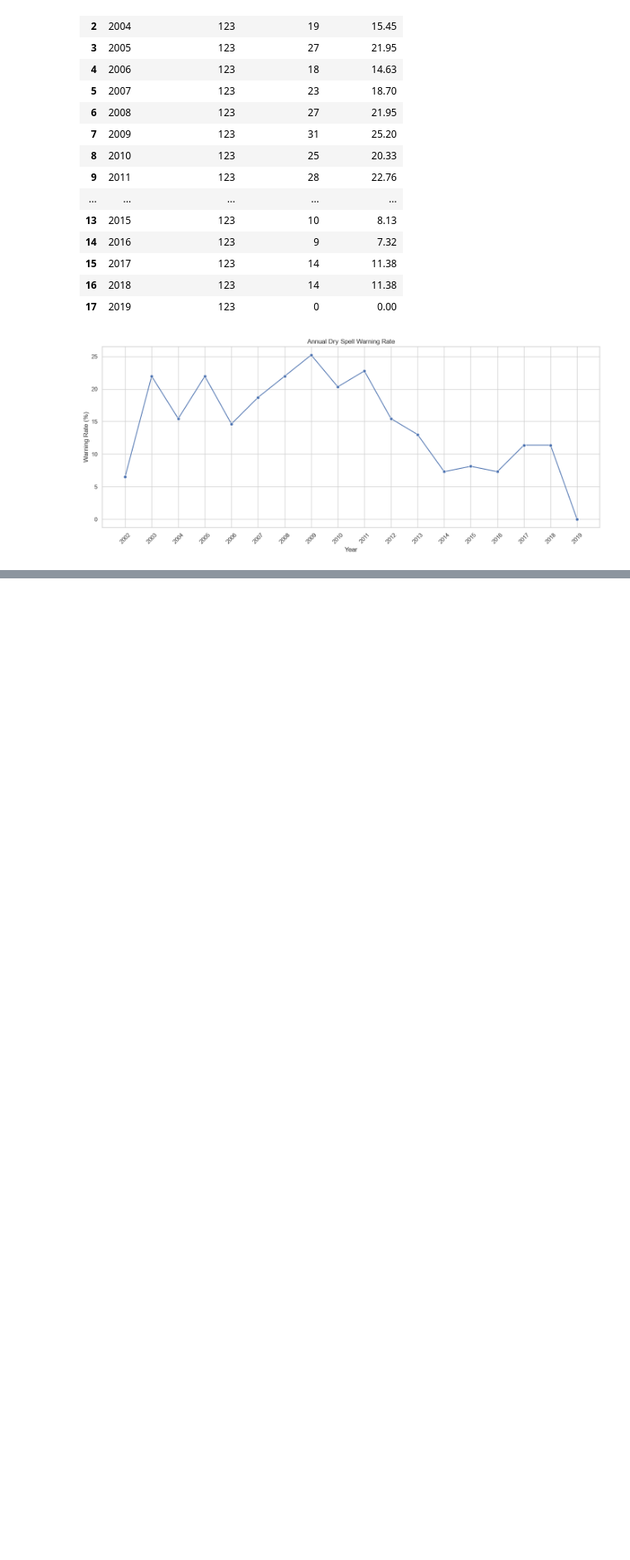
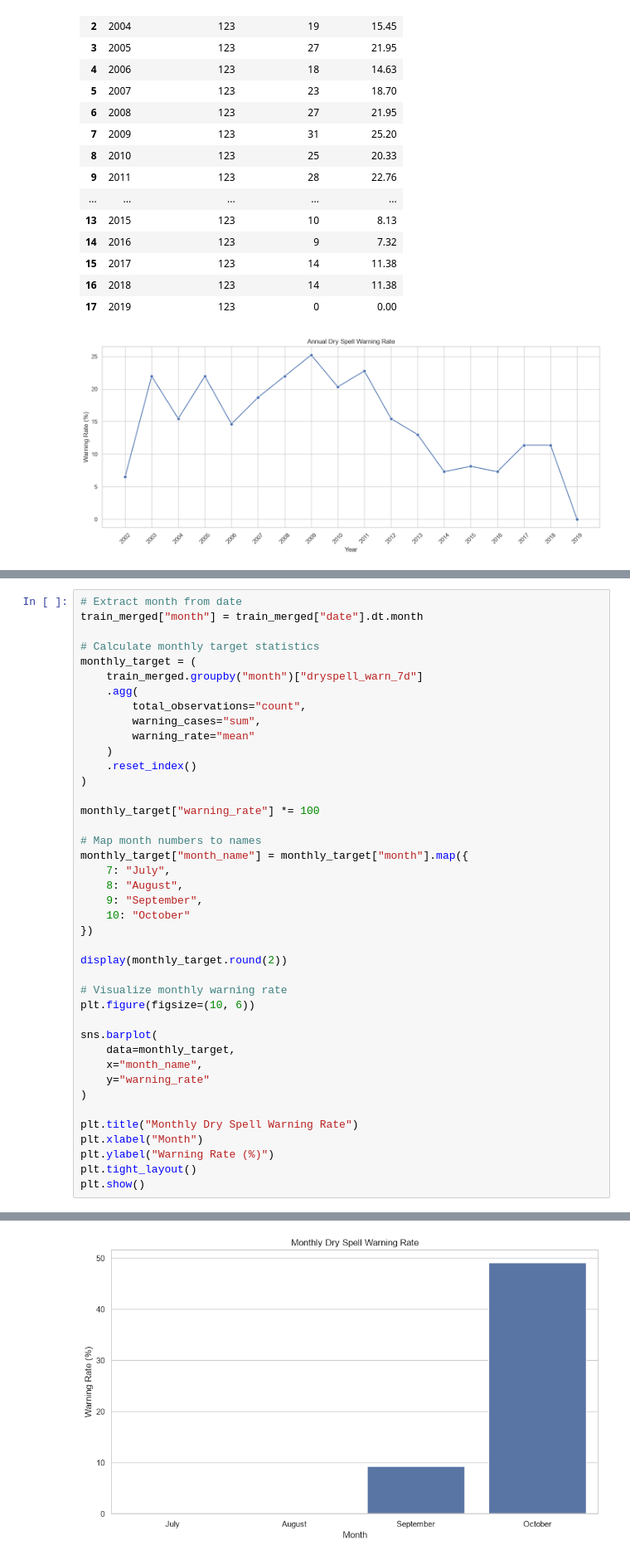
Before and after one commit to MosabOs/Dry-Spell-Prediction-ML, a Jupyter notebook: notebooks/02_exploratory_data_analysis.ipynb, the cells around one changed output, grey strips where cells are left out. Shown at 83% size. Cells and saved outputs as stored; diff of their text form; blank space fills up the shorter version.

Commit message:
Complete exploratory data analysis

```diff
--- a/notebooks/02_exploratory_data_analysis.ipynb
+++ b/notebooks/02_exploratory_data_analysis.ipynb
@@ -572,0 +581,42 @@ plt.show()
+# %%
+# Extract month from date
+train_merged["month"] = train_merged["date"].dt.month
+
+# Calculate monthly target statistics
+monthly_target = (
+    train_merged.groupby("month")["dryspell_warn_7d"]
+    .agg(
+        total_observations="count",
+        warning_cases="sum",
+        warning_rate="mean"
+    )
+    .reset_index()
+)
+
+monthly_target["warning_rate"] *= 100
+
+# Map month numbers to names
+monthly_target["month_name"] = monthly_target["month"].map({
+    7: "July",
+    8: "August",
+    9: "September",
+    10: "October"
+})
+
+display(monthly_target.round(2))
+
+# Visualize monthly warning rate
+plt.figure(figsize=(10, 6))
+
+sns.barplot(
+    data=monthly_target,
+    x="month_name",
+    y="warning_rate"
+)
+
+plt.title("Monthly Dry Spell Warning Rate")
+plt.xlabel("Month")
+plt.ylabel("Warning Rate (%)")
+plt.tight_layout()
+plt.show()
+# %% [output]
@@ -572,0 +628 @@ plt.show()
+[figure, added]
```
Also changed, not shown: parts of 10 cells of this notebook.
